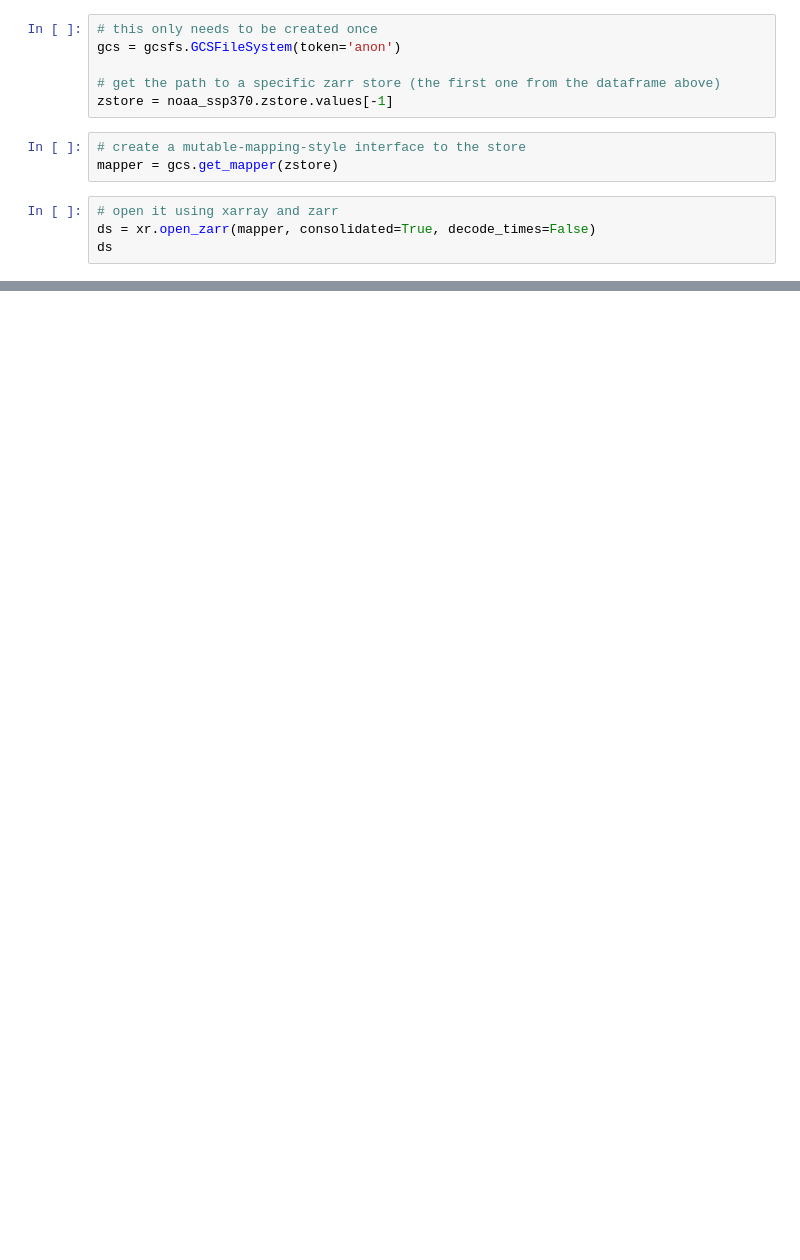
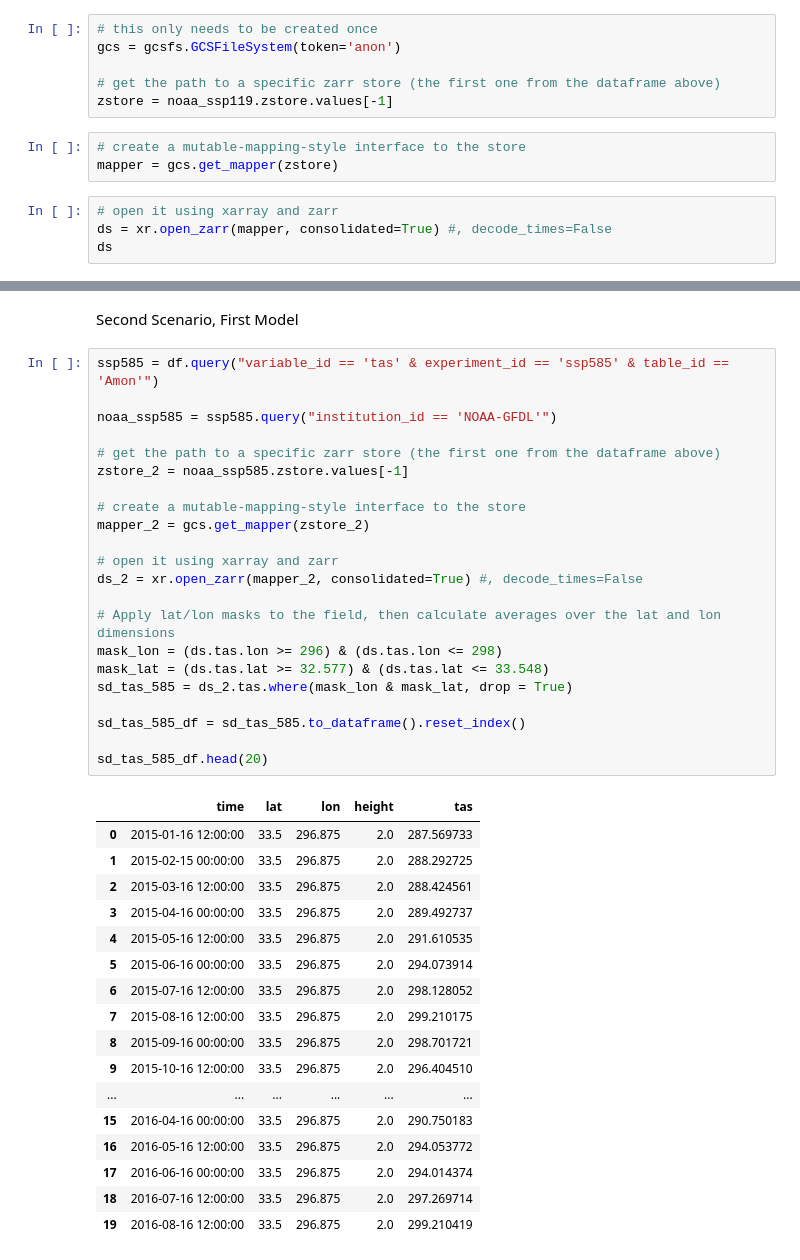
Before and after one commit to kristingill/cc-hw2-python, a Jupyter notebook: cc-hw2.ipynb, the cells around one changed output, grey strips where cells are left out. Saved outputs shown, nothing was run; the diff lists cells and outputs as text; blank space fills up the shorter version.

```diff
--- a/cc-hw2.ipynb
+++ b/cc-hw2.ipynb
@@ -66,12 +57,12 @@ noaa_ssp370
 gcs = gcsfs.GCSFileSystem(token='anon')
 
 # get the path to a specific zarr store (the first one from the dataframe above)
-zstore = noaa_ssp370.zstore.values[-1]
+zstore = noaa_ssp119.zstore.values[-1]
 # %%
 # create a mutable-mapping-style interface to the store
 mapper = gcs.get_mapper(zstore)
 # %%
 # open it using xarray and zarr
-ds = xr.open_zarr(mapper, consolidated=True, decode_times=False)
+ds = xr.open_zarr(mapper, consolidated=True) #, decode_times=False
 ds
 # %% [output]
@@ -130,0 +195,42 @@ sd_tas_df.head(20)
+# %% [markdown]
+Second Scenario, First Model
+# %%
+ssp585 = df.query("variable_id == 'tas' & experiment_id == 'ssp585' & table_id == 'Amon'")
+
+noaa_ssp585 = ssp585.query("institution_id == 'NOAA-GFDL'")
+
+# get the path to a specific zarr store (the first one from the dataframe above)
+zstore_2 = noaa_ssp585.zstore.values[-1]
+
+# create a mutable-mapping-style interface to the store
+mapper_2 = gcs.get_mapper(zstore_2)
+
+# open it using xarray and zarr
+ds_2 = xr.open_zarr(mapper_2, consolidated=True) #, decode_times=False
+
+# Apply lat/lon masks to the field, then calculate averages over the lat and lon dimensions
+mask_lon = (ds.tas.lon >= 296) & (ds.tas.lon <= 298)
+mask_lat = (ds.tas.lat >= 32.577) & (ds.tas.lat <= 33.548)
+sd_tas_585 = ds_2.tas.where(mask_lon & mask_lat, drop = True)
+
+sd_tas_585_df = sd_tas_585.to_dataframe().reset_index()
+
+sd_tas_585_df.head(20)
+# %% [output]
+|  | time | lat | lon | height | tas |
+| 0 | 2015-01-16 12:00:00 | 33.5 | 296.875 | 2.0 | 287.569733 |
+| 1 | 2015-02-15 00:00:00 | 33.5 | 296.875 | 2.0 | 288.292725 |
+| 2 | 2015-03-16 12:00:00 | 33.5 | 296.875 | 2.0 | 288.424561 |
+| 3 | 2015-04-16 00:00:00 | 33.5 | 296.875 | 2.0 | 289.492737 |
+| 4 | 2015-05-16 12:00:00 | 33.5 | 296.875 | 2.0 | 291.610535 |
+| 5 | 2015-06-16 00:00:00 | 33.5 | 296.875 | 2.0 | 294.073914 |
+| 6 | 2015-07-16 12:00:00 | 33.5 | 296.875 | 2.0 | 298.128052 |
+| 7 | 2015-08-16 12:00:00 | 33.5 | 296.875 | 2.0 | 299.210175 |
+| 8 | 2015-09-16 00:00:00 | 33.5 | 296.875 | 2.0 | 298.701721 |
+| 9 | 2015-10-16 12:00:00 | 33.5 | 296.875 | 2.0 | 296.404510 |
+| ... | ... | ... | ... | ... | ... |
+| 15 | 2016-04-16 00:00:00 | 33.5 | 296.875 | 2.0 | 290.750183 |
+| 16 | 2016-05-16 12:00:00 | 33.5 | 296.875 | 2.0 | 294.053772 |
+| 17 | 2016-06-16 00:00:00 | 33.5 | 296.875 | 2.0 | 294.014374 |
+| 18 | 2016-07-16 12:00:00 | 33.5 | 296.875 | 2.0 | 297.269714 |
+| 19 | 2016-08-16 12:00:00 | 33.5 | 296.875 | 2.0 | 299.210419 |
```
Also changed, not shown: parts of 15 cells of this notebook, 4 other files.
